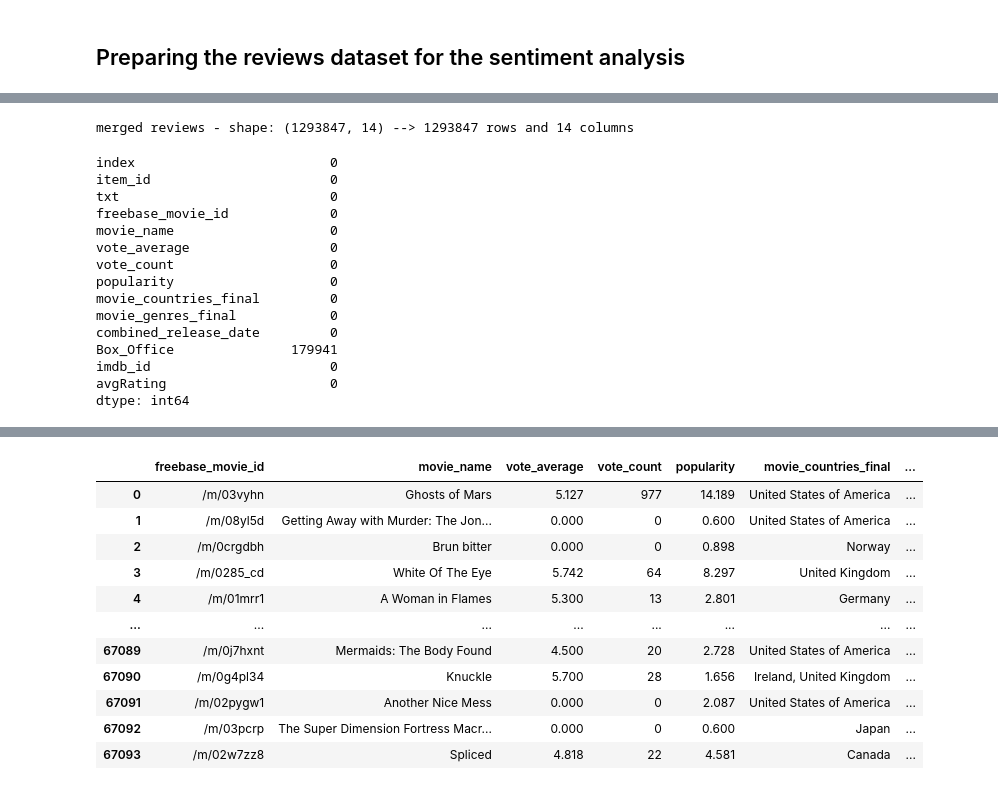
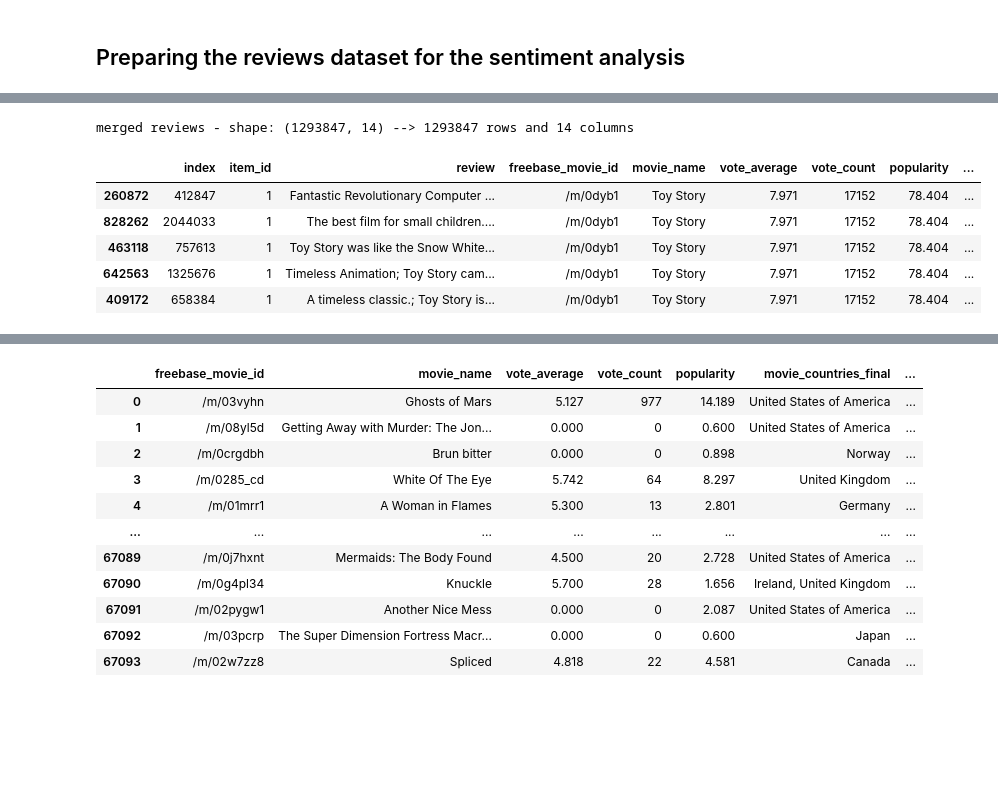
Before and after one commit to epfl-ada/ada-2024-project-gear5, a Jupyter notebook: data_exploration.ipynb, the cells around one changed output, grey strips where cells are left out. Drawn from its saved outputs; the diff is of its cells as text; code cells hidden in the pictures; blank space fills up the shorter version.

```diff
--- a/data_exploration.ipynb
+++ b/data_exploration.ipynb
@@ -229,0 +76,3 @@ dtype: int64
+# %%
+full_reduced = merge_cmu_tmdb_clean_columns(full_merged)
+full_reduced.head()
@@ -229,0 +86,4 @@ dtype: int64
+# %%
+# Cleaning the columns that contain dictionaries
+full_reduced = merge_cmu_tmdb_remove_dictionaries(full_reduced)
+full_reduced.head()
@@ -229,0 +97,3 @@ dtype: int64
+# %%
+full_reduced = merge_cmu_tmdb_combine_columns(full_reduced)
+full_reduced.head()
@@ -409,23 +229,17 @@ reviews_df
 # %%
-# We are only going to apply sentiment analysis on the reviews that are available in our above dataset
+# We are only going to apply sentiment analysis on the reviews that are available in our merged dataset
+# This particular step is to keep track of the review number/order
 reviews_df = reviews_df.reset_index()
 merged_reviews = pd.merge(reviews_df, filtered_final_data, left_on='item_id', right_on='item_id', how='inner')
+merged_reviews = merged_reviews.sort_values(by='item_id')
+merged_reviews = merged_reviews.rename(columns={'txt': 'review'})
 print_df_size("merged reviews", merged_reviews)
-merged_reviews.isna().sum()
+merged_reviews.head()
 # %% [output]
 merged reviews - shape: (1293847, 14) --> 1293847 rows and 14 columns
-index                         0
-item_id                       0
-txt                           0
-freebase_movie_id             0
-movie_name                    0
-vote_average                  0
-vote_count                    0
-popularity                    0
-movie_countries_final         0
-movie_genres_final            0
-combined_release_date         0
-Box_Office               179941
-imdb_id                       0
-avgRating                     0
-dtype: int64
+|  | index | item_id | review | freebase_movie_id | movie_name | vote_average | vote_count | popularity | ... |
+| 260872 | 412847 | 1 | Fantastic Revolutionary Computer ... | /m/0dyb1 | Toy Story | 7.971 | 17152 | 78.404 | ... |
+| 828262 | 2044033 | 1 | The best film for small children.... | /m/0dyb1 | Toy Story | 7.971 | 17152 | 78.404 | ... |
+| 463118 | 757613 | 1 | Toy Story was like the Snow White... | /m/0dyb1 | Toy Story | 7.971 | 17152 | 78.404 | ... |
+| 642563 | 1325676 | 1 | Timeless Animation; Toy Story cam... | /m/0dyb1 | Toy Story | 7.971 | 17152 | 78.404 | ... |
+| 409172 | 658384 | 1 | A timeless classic.; Toy Story is... | /m/0dyb1 | Toy Story | 7.971 | 17152 | 78.404 | ... |
```
Also changed, not shown: parts of 55 cells of this notebook, 2 other files.
